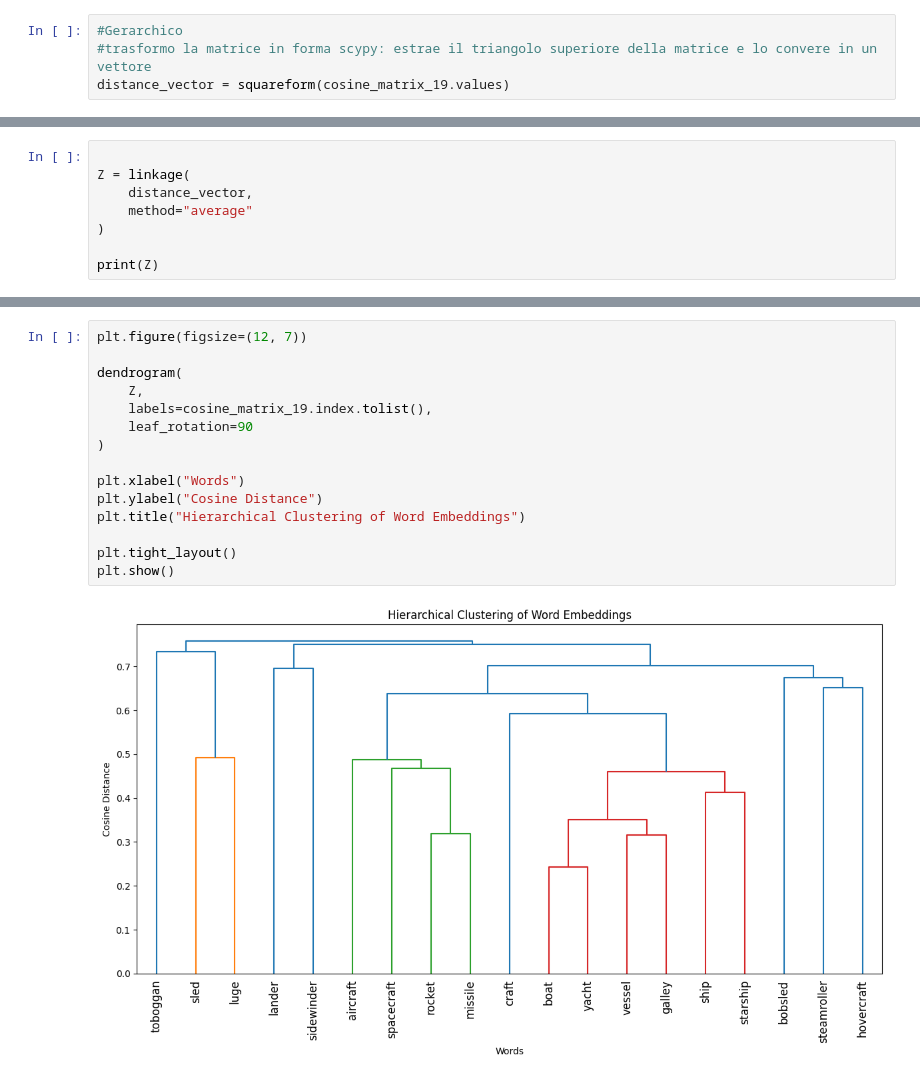
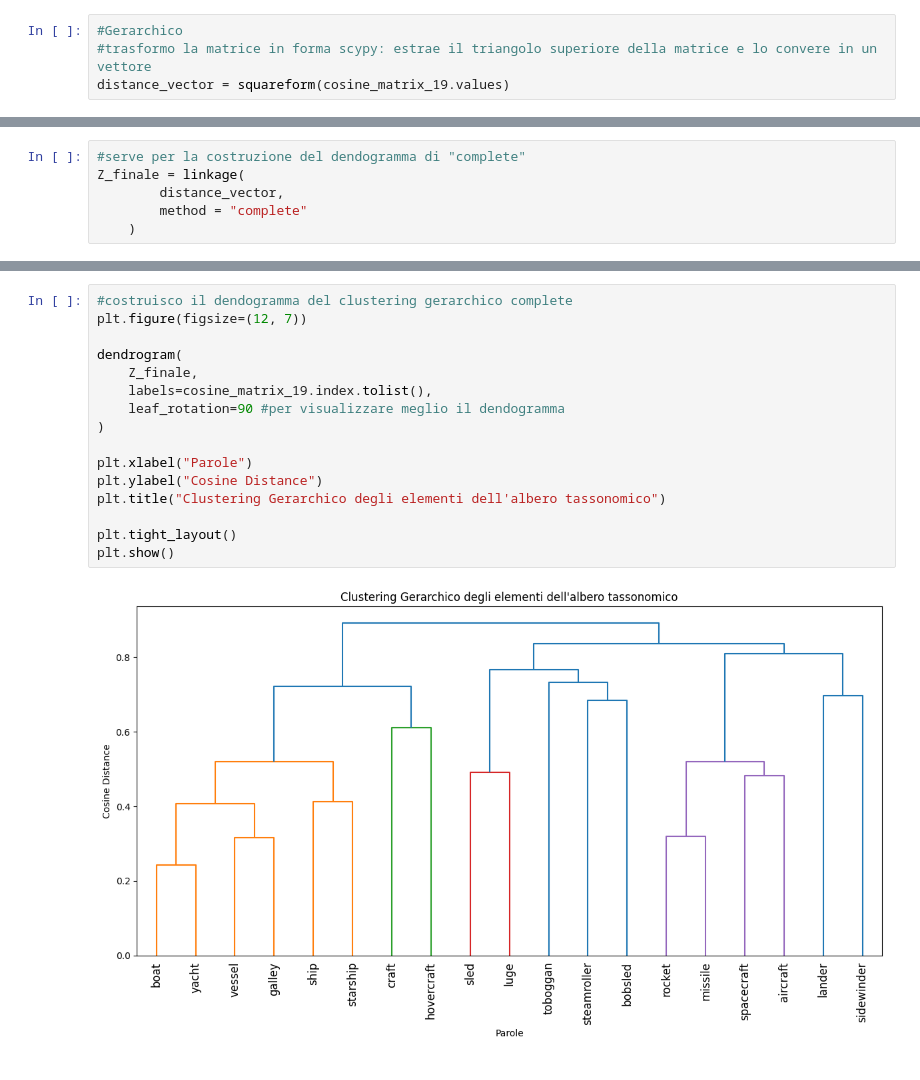
Before and after one commit to MarcoBuonanno/Tesi_2025-26-La-Geometria-degli-Embedding-di-un-LLm, a Jupyter notebook: Esercizio_2/Es2_tesi.ipynb, the cells around one changed output, grey strips where cells are left out. Drawn from its saved outputs; the diff is of its cells as text.

Commit message:
Finale es_2

```diff
--- a/Esercizio_2/Es2_tesi.ipynb
+++ b/Esercizio_2/Es2_tesi.ipynb
@@ -564,8 +627,6 @@ distance_vector = squareform(cosine_matrix_19.values)
 # %%
-
-Z = linkage(
-    distance_vector,
-    method="average"
-)
-
-print(Z)
+#serve per la costruzione del dendogramma di "complete"
+Z_finale = linkage(
+        distance_vector,
+        method = "complete"
+    )
@@ -591,17 +633,18 @@ print(Z)
 # %%
+#costruisco il dendogramma del clustering gerarchico complete
 plt.figure(figsize=(12, 7))
 
 dendrogram(
-    Z,
+    Z_finale,
     labels=cosine_matrix_19.index.tolist(),
-    leaf_rotation=90
+    leaf_rotation=90 #per visualizzare meglio il dendogramma
 )
 
-plt.xlabel("Words")
+plt.xlabel("Parole")
 plt.ylabel("Cosine Distance")
-plt.title("Hierarchical Clustering of Word Embeddings")
+plt.title("Clustering Gerarchico degli elementi dell'albero tassonomico")
 
 plt.tight_layout()
 plt.show()
 # %% [output]
-[figure, old version]
+[figure, new version]
```
Also changed, not shown: parts of 13 cells of this notebook, 1 other file.
